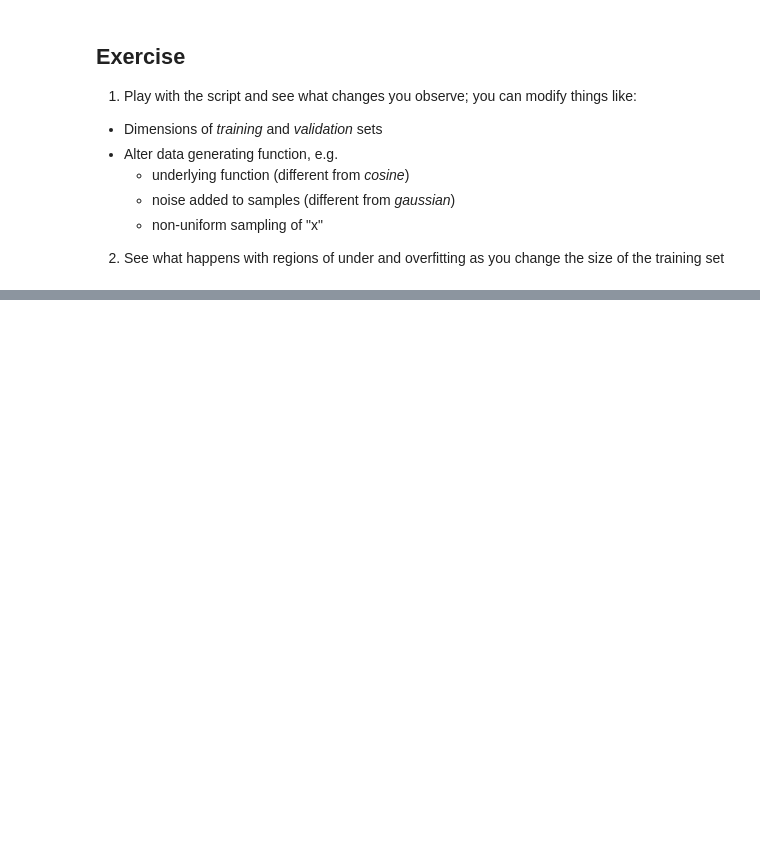
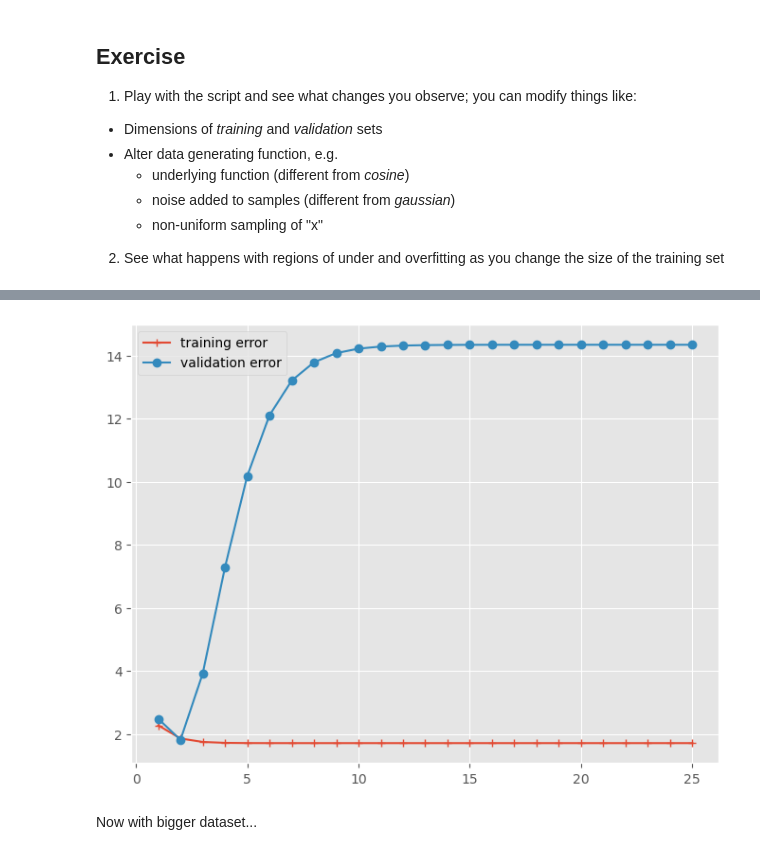
Before and after one commit to Lorenc1o/BDMA_Notes, a Jupyter notebook: UPC/Machine_Learning/Labs/lab02/ml02-polyreg.ipynb, the cells around one changed output, grey strips where cells are left out. Saved outputs shown, nothing was run; the diff lists cells and outputs as text; code cells hidden in the pictures; blank space fills up the shorter version.

```diff
--- a/UPC/Machine_Learning/Labs/lab02/ml02-polyreg.ipynb
+++ b/UPC/Machine_Learning/Labs/lab02/ml02-polyreg.ipynb
@@ -282,0 +341,10 @@ plt.legend();
+# %%
+fig, ax = plt.subplots(figsize=(8,6))
+maxdeg = 25
+plt.plot(range(1, maxdeg+1), norm_mse_train[0:maxdeg], '-+', label='training error')
+plt.plot(range(1, maxdeg+1), norm_mse_valid[0:maxdeg], '-o', label='validation error')
+plt.legend();
+# %% [output]
+[figure, added]
+# %% [markdown]
+Now with bigger dataset...
```
Also changed, not shown: parts of 9 cells of this notebook.
